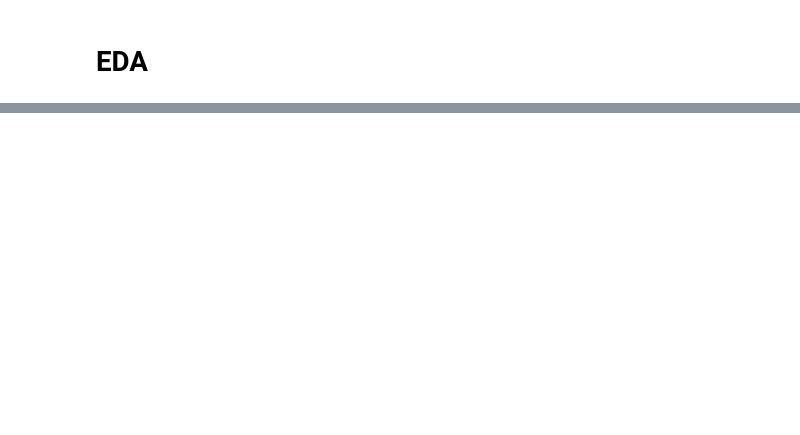
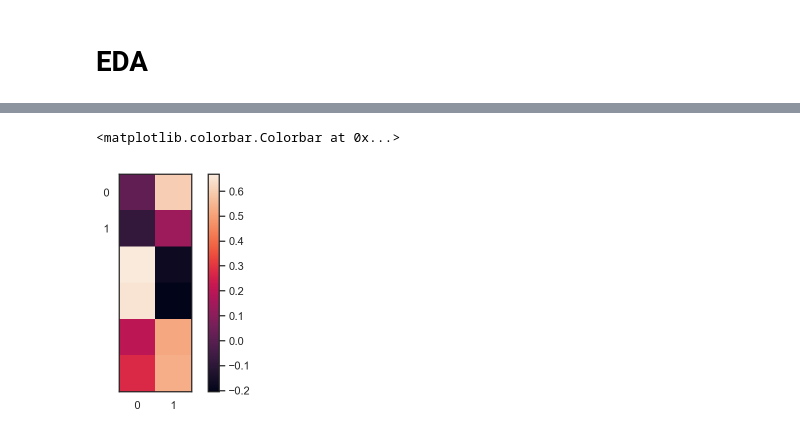
Before and after one commit to tarrelateto1/dataMining, a Jupyter notebook: Project.ipynb, the cells around one changed output, grey strips where cells are left out. Cells and saved outputs as stored; diff of their text form; code cells hidden in the pictures; blank space fills up the shorter version.

```diff
--- a/Project.ipynb
+++ b/Project.ipynb
@@ -132,0 +173,11 @@ plt.ylabel("second principal component")
+# %%
+# Component loading
+# your code here
+pca = pca_scaled.named_steps['pca']
+components = pca.components_
+plt.imshow(components.T)
+plt.yticks(range(X_pca.shape[1]))
+plt.colorbar()
+# %% [output]
+<matplotlib.colorbar.Colorbar at 0x...>
+[figure, added]
```
Also changed, not shown: parts of 15 cells of this notebook.
